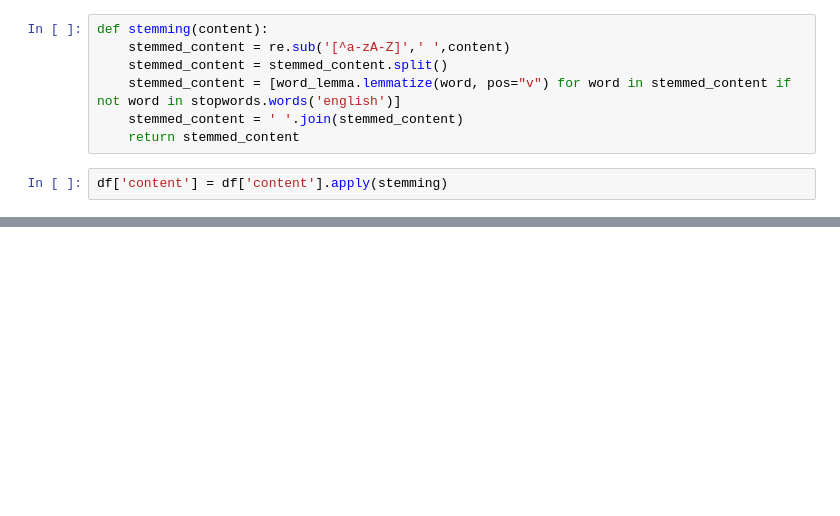
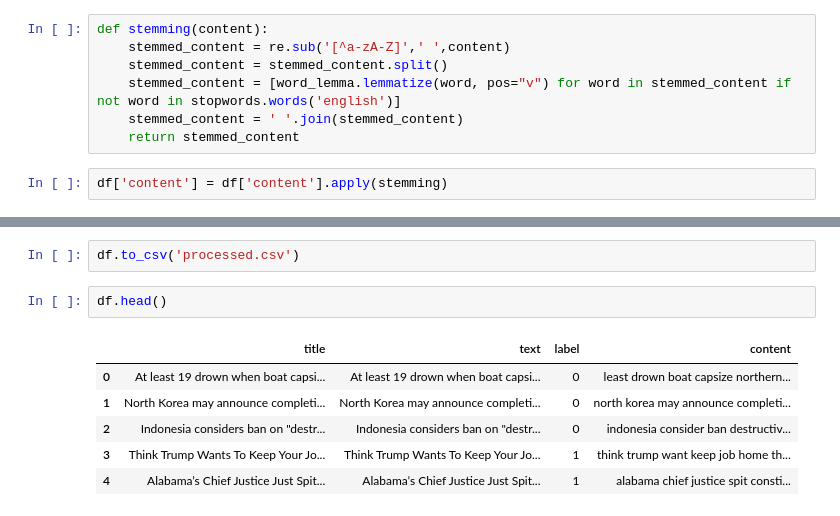
Before and after one commit to iamrosan/Fake-News-Detection-UsingMachineLearning, a Jupyter notebook: data_preprocessing.ipynb, the cells around one changed output, grey strips where cells are left out. Saved outputs shown, nothing was run; the diff lists cells and outputs as text; blank space fills up the shorter version.

```diff
--- a/data_preprocessing.ipynb
+++ b/data_preprocessing.ipynb
@@ -170,0 +186,11 @@ df['content'] = df['content'].apply(stemming)
+# %%
+df.to_csv('processed.csv')
+# %%
+df.head()
+# %% [output]
+|  | title | text | label | content |
+| 0 | At least 19 drown when boat capsi... | At least 19 drown when boat capsi... | 0 | least drown boat capsize northern... |
+| 1 | North Korea may announce completi... | North Korea may announce completi... | 0 | north korea may announce completi... |
+| 2 | Indonesia considers ban on "destr... | Indonesia considers ban on "destr... | 0 | indonesia consider ban destructiv... |
+| 3 | Think Trump Wants To Keep Your Jo... | Think Trump Wants To Keep Your Jo... | 1 | think trump want keep job home th... |
+| 4 | Alabama’s Chief Justice Just Spit... | Alabama’s Chief Justice Just Spit... | 1 | alabama chief justice spit consti... |
```
Also changed, not shown: parts of 1 cell of this notebook.
